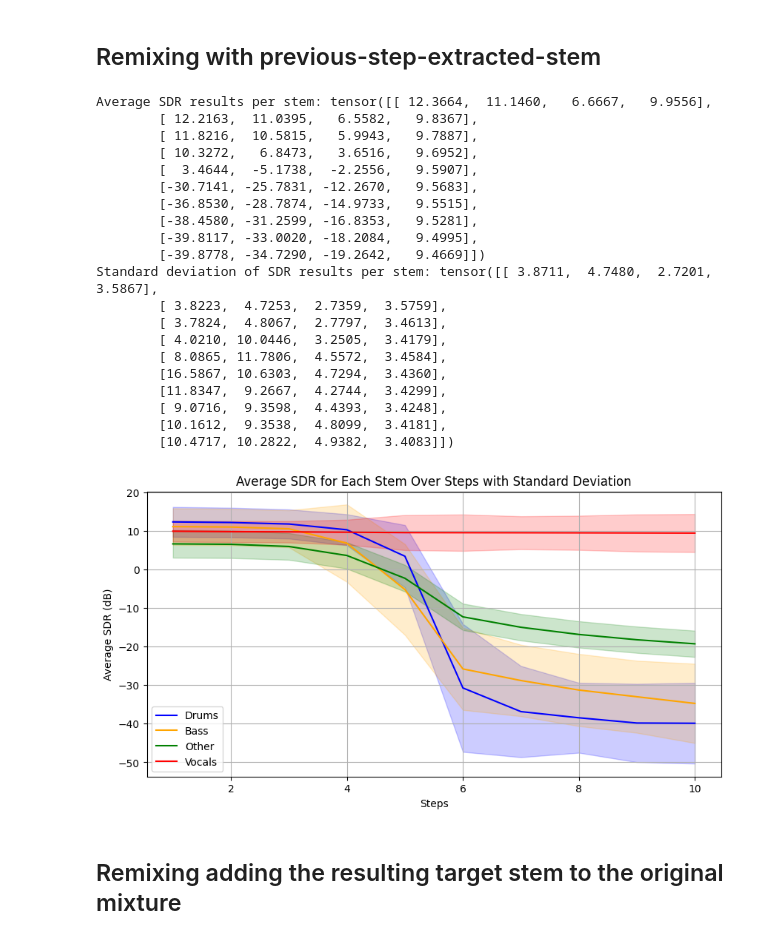
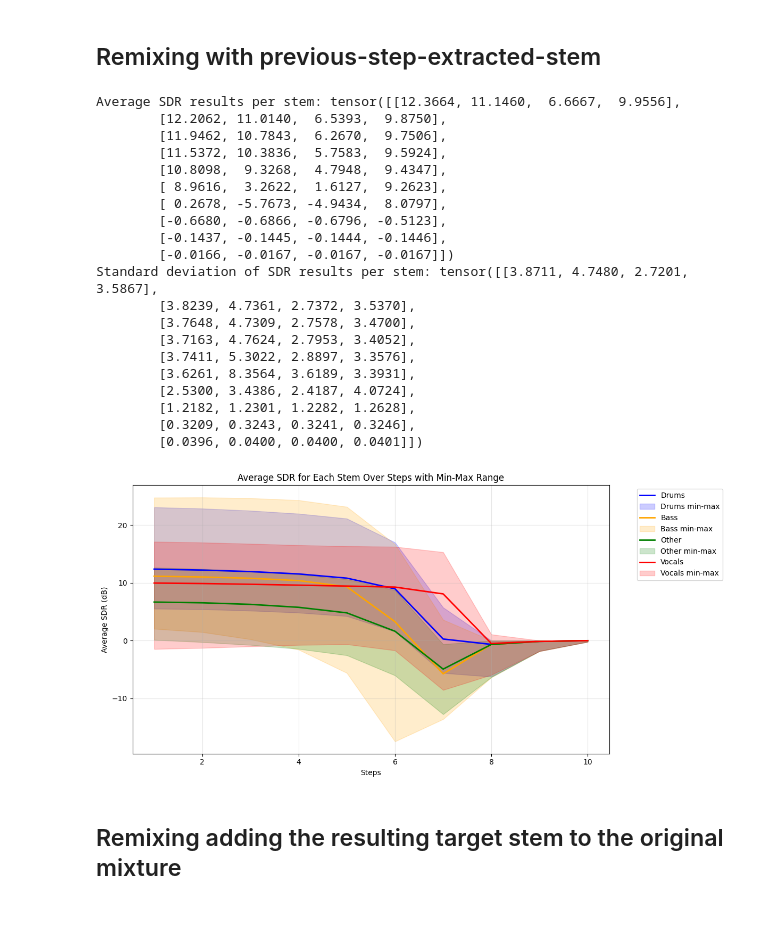
Before and after one commit to alessandromanattini/DEMIXING, a Jupyter notebook: L12_Magalini_Manattini_Marri.ipynb, the cells around one changed output. Cells and saved outputs as stored; diff of their text form; code cells hidden in the pictures.

```diff
--- a/L12_Magalini_Manattini_Marri.ipynb
+++ b/L12_Magalini_Manattini_Marri.ipynb
@@ -509,9 +510,13 @@ def compute_beta_sdrs(model, device, stems_dict, separated_sources, target_stem,
     sdr_results_beta = {stem: [] for stem in model.sources}
     for i, stem_name in enumerate(model.sources):
         # test normalization
-        # considering factor 1 - beta for all the stems wich are not the target stem
+        # considering factor 1 - beta for all the stems which are not the target stem
         if stem_name != target_stem:
             original_stem_beta_mod = stems_dict[stem_name].to(device) * (1 - beta)
+        else:
+            # For the target stem, use the original without modification
+            original_stem_beta_mod = stems_dict[stem_name].to(device)
+
         predicted_stem = separated_sources[0, i].to(device)
         sdr_value_beta = evaluate_sdr(original_stem_beta_mod, predicted_stem, device=device)
         sdr_results_beta[stem_name].append(sdr_value_beta)
@@ -863,7 +884,7 @@ def progressive_inference(
     for step in range(1 , steps + 1): # start from 1 to steps inclusive
         # Update the mixture
         if mixture_update_mode == "add sources":
-            new_mix = add_up_all_sources(model, mix, target_stem, initial_gains, steps, schedule_type, separated_sources, step)
+            new_mix, beta = add_up_all_sources(model, mix, target_stem, initial_gains, steps, schedule_type, separated_sources, step)
         elif mixture_update_mode == "add to mixture":
             new_mix, beta = add_target_to_mixture(mix, separated_sources, target_index, step, steps)
         elif mixture_update_mode == "oracle predictor":
@@ -1078,7 +1121,7 @@ Standard deviation of SDR results per stem: tensor([[3.8711, 4.7480, 2.7201, 3.5
 ## Remixing with previous-step-extracted-stem
 # %%
 # use the function to evaluate SDR across all the dataset using progressive inference
-sdr_mean, sdr_std = sdr_across_dataset(
+sdr_mean, sdr_std, sdr_min_max, sdr_beta_mean, sdr_beta_std, sdr_beta_min_max = sdr_across_dataset(
     dataset_dict,
     model,
     sample_rate,
@@ -1091,29 +1134,29 @@ sdr_mean, sdr_std = sdr_across_dataset(
     schedule_type="linear",
 )
 # %%
-plot_sdr_results_with_std(sdr_mean, sdr_std)
+plot_sdr_results_with_fill_btw(sdr_mean, sdr_std, sdr_min_max)
 # %% [output]
-Average SDR results per stem: tensor([[ 12.3664,  11.1460,   6.6667,   9.9556],
-        [ 12.2163,  11.0395,   6.5582,   9.8367],
-        [ 11.8216,  10.5815,   5.9943,   9.7887],
-        [ 10.3272,   6.8473,   3.6516,   9.6952],
-        [  3.4644,  -5.1738,  -2.2556,   9.5907],
-        [-30.7141, -25.7831, -12.2670,   9.5683],
-        [-36.8530, -28.7874, -14.9733,   9.5515],
-        [-38.4580, -31.2599, -16.8353,   9.5281],
-        [-39.8117, -33.0020, -18.2084,   9.4995],
-        [-39.8778, -34.7290, -19.2642,   9.4669]])
-Standard deviation of SDR results per stem: tensor([[ 3.8711,  4.7480,  2.7201,  3.5867],
-        [ 3.8223,  4.7253,  2.7359,  3.5759],
-        [ 3.7824,  4.8067,  2.7797,  3.4613],
-        [ 4.0210, 10.0446,  3.2505,  3.4179],
-        [ 8.0865, 11.7806,  4.5572,  3.4584],
-        [16.5867, 10.6303,  4.7294,  3.4360],
-        [11.8347,  9.2667,  4.2744,  3.4299],
-        [ 9.0716,  9.3598,  4.4393,  3.4248],
-        [10.1612,  9.3538,  4.8099,  3.4181],
-        [10.4717, 10.2822,  4.9382,  3.4083]])
+Average SDR results per stem: tensor([[12.3664, 11.1460,  6.6667,  9.9556],
+        [12.2062, 11.0140,  6.5393,  9.8750],
+        [11.9462, 10.7843,  6.2670,  9.7506],
+        [11.5372, 10.3836,  5.7583,  9.5924],
+        [10.8098,  9.3268,  4.7948,  9.4347],
+        [ 8.9616,  3.2622,  1.6127,  9.2623],
+        [ 0.2678, -5.7673, -4.9434,  8.0797],
+        [-0.6680, -0.6866, -0.6796, -0.5123],
+        [-0.1437, -0.1445, -0.1444, -0.1446],
+        [-0.0166, -0.0167, -0.0167, -0.0167]])
+Standard deviation of SDR results per stem: tensor([[3.8711, 4.7480, 2.7201, 3.5867],
+        [3.8239, 4.7361, 2.7372, 3.5370],
+        [3.7648, 4.7309, 2.7578, 3.4700],
+        [3.7163, 4.7624, 2.7953, 3.4052],
+        [3.7411, 5.3022, 2.8897, 3.3576],
+        [3.6261, 8.3564, 3.6189, 3.3931],
+        [2.5300, 3.4386, 2.4187, 4.0724],
+        [1.2182, 1.2301, 1.2282, 1.2628],
+        [0.3209, 0.3243, 0.3241, 0.3246],
+        [0.0396, 0.0400, 0.0400, 0.0401]])
-[figure, old version]
+[figure, new version]
 # %% [markdown]
 ## Remixing adding the resulting target stem to the original mixture
 # %% [markdown]
```
Also changed, not shown: parts of 15 cells of this notebook.
